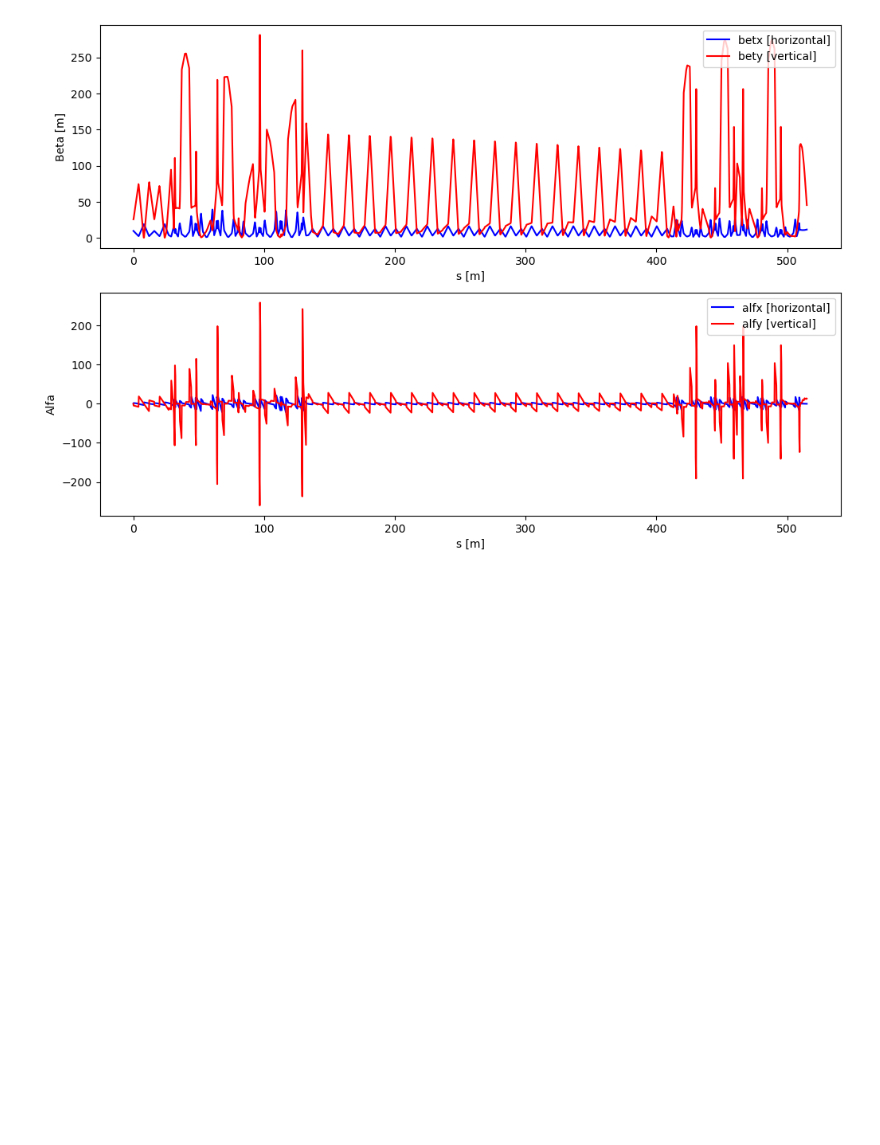
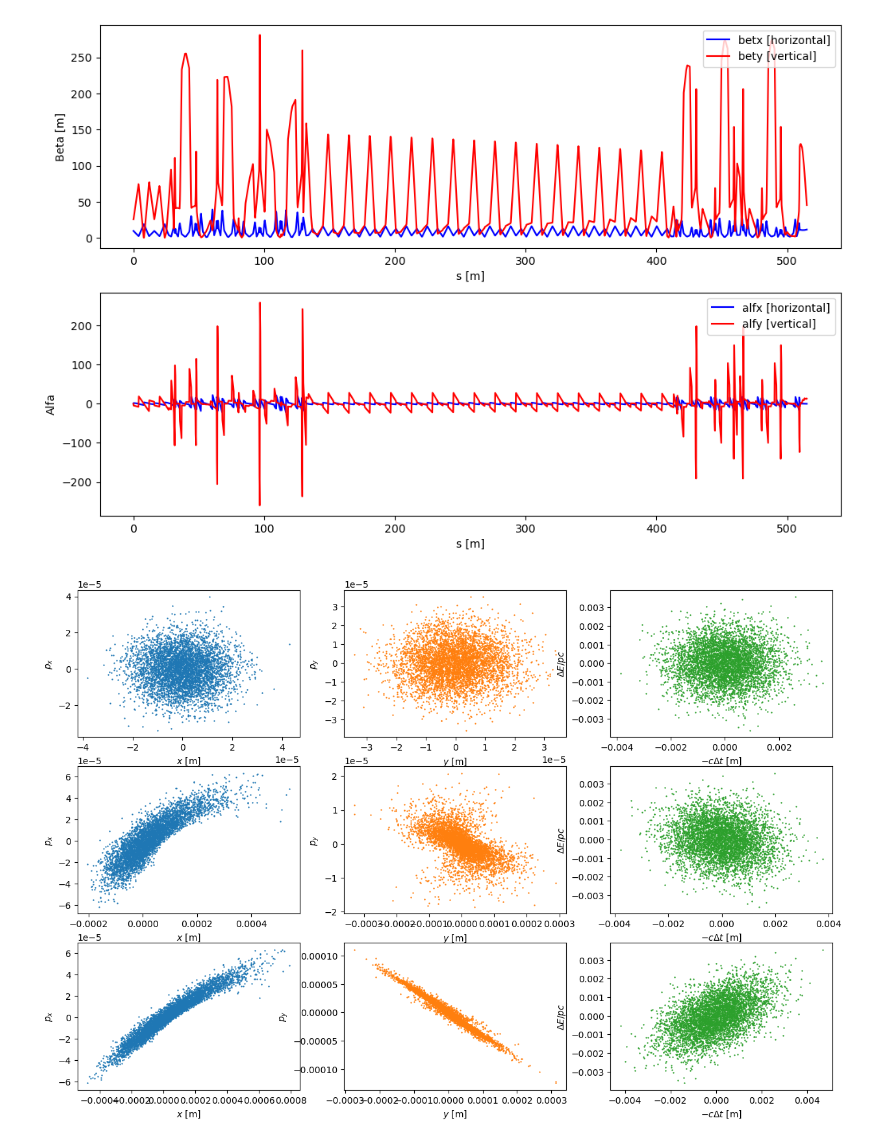
Before and after one commit to sebastiankalos/JAI_project, a Jupyter notebook: bunch_compressor.ipynb, the cells around one changed output. Cells and saved outputs as stored; diff of their text form; code cells hidden in the pictures; blank space fills up the shorter version.

```diff
--- a/bunch_compressor.ipynb
+++ b/bunch_compressor.ipynb
@@ -121,0 +164,28 @@ Text(0, 0.5, 'Alfa')
+# %%
+fig, ax = plt.subplots(nrows=3, ncols=3,figsize=(15,10))
+m_s=0.5 #markersize andle
+x_color = 'tab:blue'
+y_color = 'tab:orange'
+t_color = 'tab:green'
+
+ax[0,0].scatter(x_0,px_0,s=m_s,color=x_color)
+ax[1,0].scatter(x,px,s=m_s,color=x_color)
+ax[2,0].scatter(x_e,px_e,s=m_s,color=x_color)
+
+ax[0,1].scatter(y_0,py_0,s=m_s,color=y_color)
+ax[1,1].scatter(y,py,s=m_s,color=y_color)
+ax[2,1].scatter(y_e,py_e,s=m_s,color=y_color)
+
+ax[0,2].scatter(T_0,PT_0,s=m_s,color=t_color)
+ax[1,2].scatter(T,PT,s=m_s,color=t_color)
+ax[2,2].scatter(T_e,PT_e,s=m_s,color=t_color)
+
+for i in range(3):
+    ax[i,0].set_xlabel(r"$x$ [m]")
+    ax[i,0].set_ylabel(r"$p_x$")
+    ax[i,1].set_xlabel(r"$y$ [m]")
+    ax[i,1].set_ylabel(r"$p_y$")
+    ax[i,2].set_xlabel(r"$-c\Delta t$ [m]")
+    ax[i,2].set_ylabel(r"$\Delta E/pc$")
+# %% [output]
+[figure, added]
```
Also changed, not shown: parts of 2 cells of this notebook, 6 other files.
